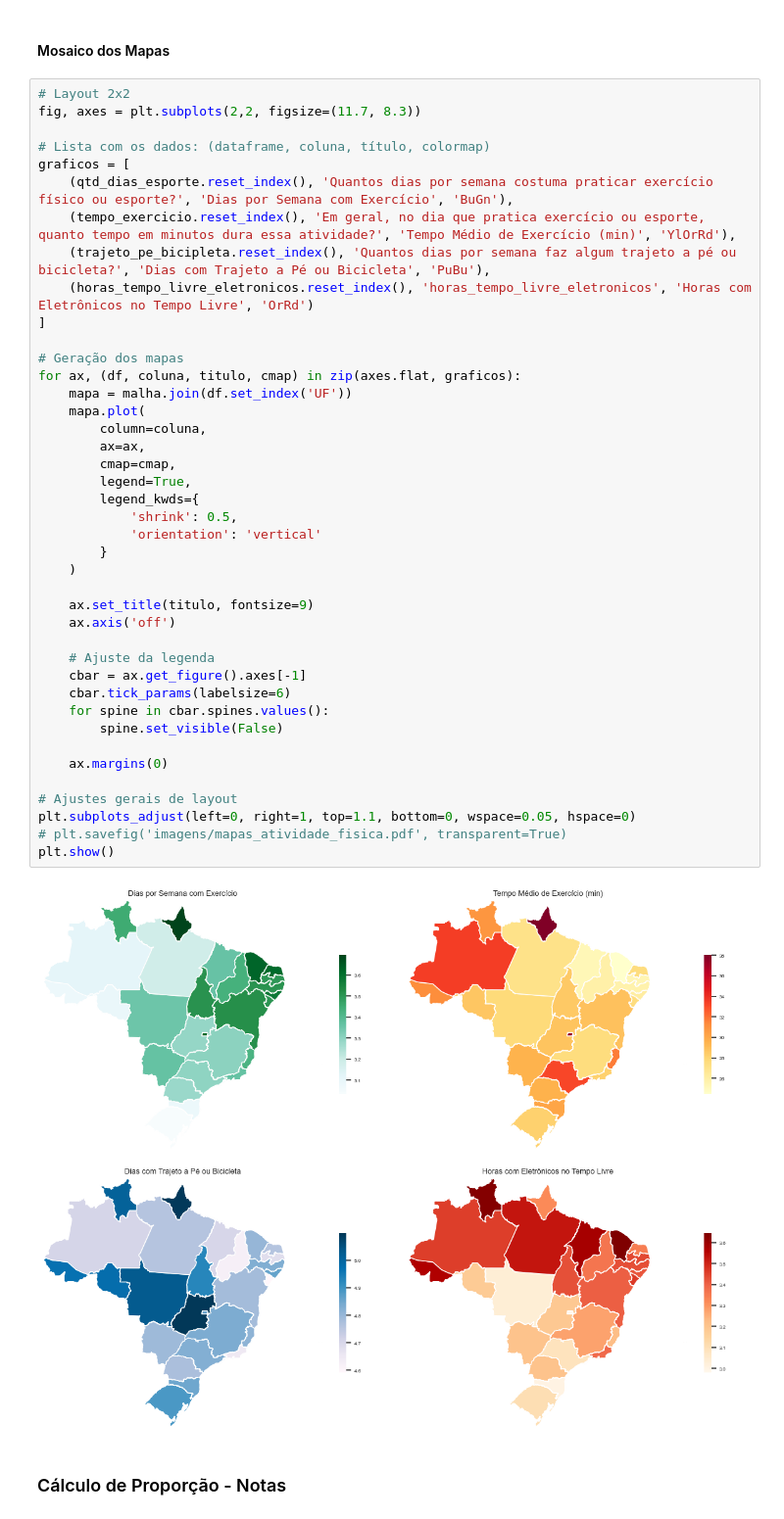
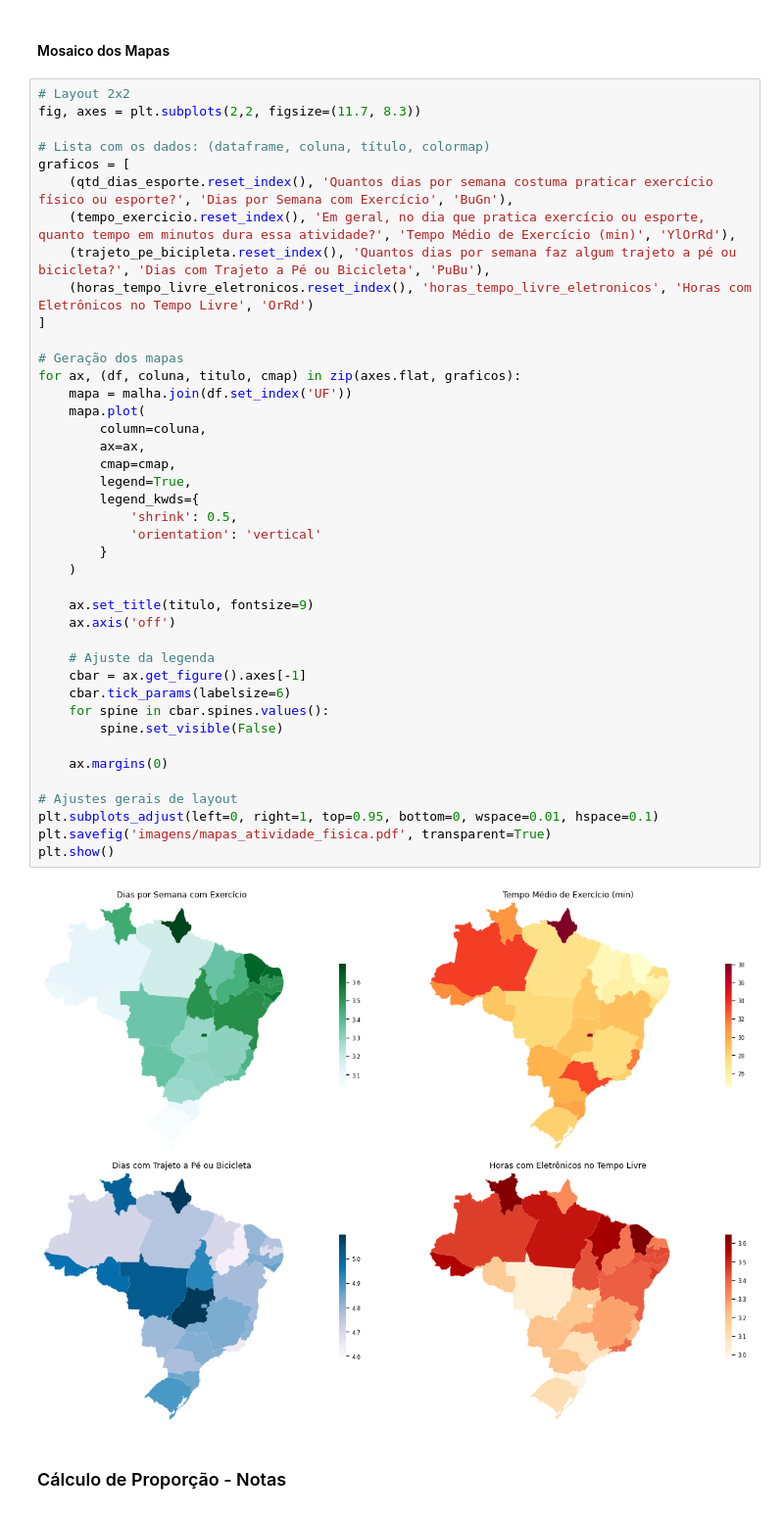
Before and after one commit to maafinotti/TCC-PNS, a Jupyter notebook: PNS_exercicio_fisico.ipynb, the cells around one changed output. Shown at 98% size. Saved outputs shown, nothing was run; the diff lists cells and outputs as text.

Commit message:
ajustes das imagens

```diff
--- a/PNS_exercicio_fisico.ipynb
+++ b/PNS_exercicio_fisico.ipynb
@@ -279,36 +279,36 @@ graficos = [
 ]
 
 # Geração dos mapas
 for ax, (df, coluna, titulo, cmap) in zip(axes.flat, graficos):
     mapa = malha.join(df.set_index('UF'))
     mapa.plot(
         column=coluna,
         ax=ax,
         cmap=cmap,
         legend=True,
         legend_kwds={
             'shrink': 0.5,
             'orientation': 'vertical'
         }
     )
 
     ax.set_title(titulo, fontsize=9)
     ax.axis('off')
 
     # Ajuste da legenda
     cbar = ax.get_figure().axes[-1]
     cbar.tick_params(labelsize=6)
     for spine in cbar.spines.values():
         spine.set_visible(False)
 
     ax.margins(0)
 
 # Ajustes gerais de layout
-plt.subplots_adjust(left=0, right=1, top=1.1, bottom=0, wspace=0.05, hspace=0)
-# plt.savefig('imagens/mapas_atividade_fisica.pdf', transparent=True)
+plt.subplots_adjust(left=0, right=1, top=0.95, bottom=0, wspace=0.01, hspace=0.1)
+plt.savefig('imagens/mapas_atividade_fisica.pdf', transparent=True)
 plt.show()
 # %% [output]
-[figure, old version]
+[figure, new version]
 # %% [markdown]
 ### Cálculo de Proporção - Notas
 # %%
```
Also changed, not shown: 11 other files.
